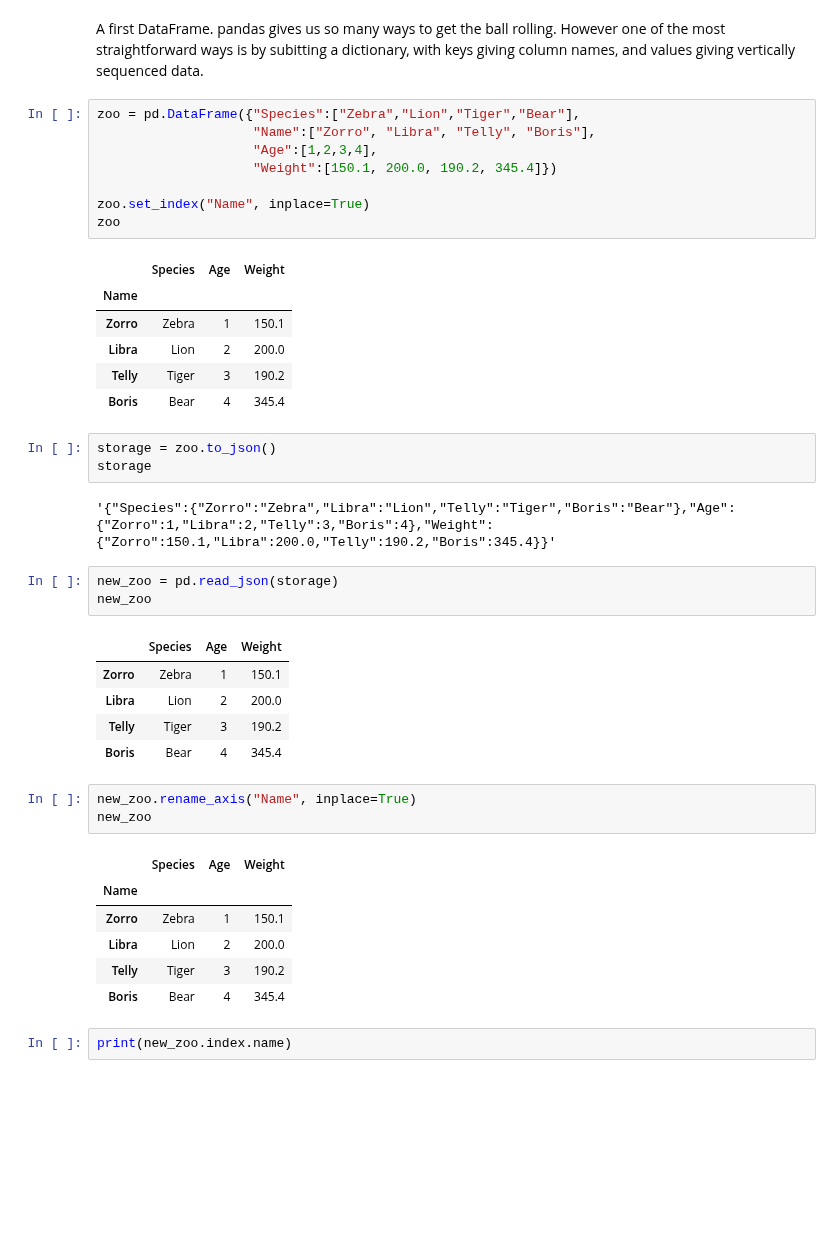
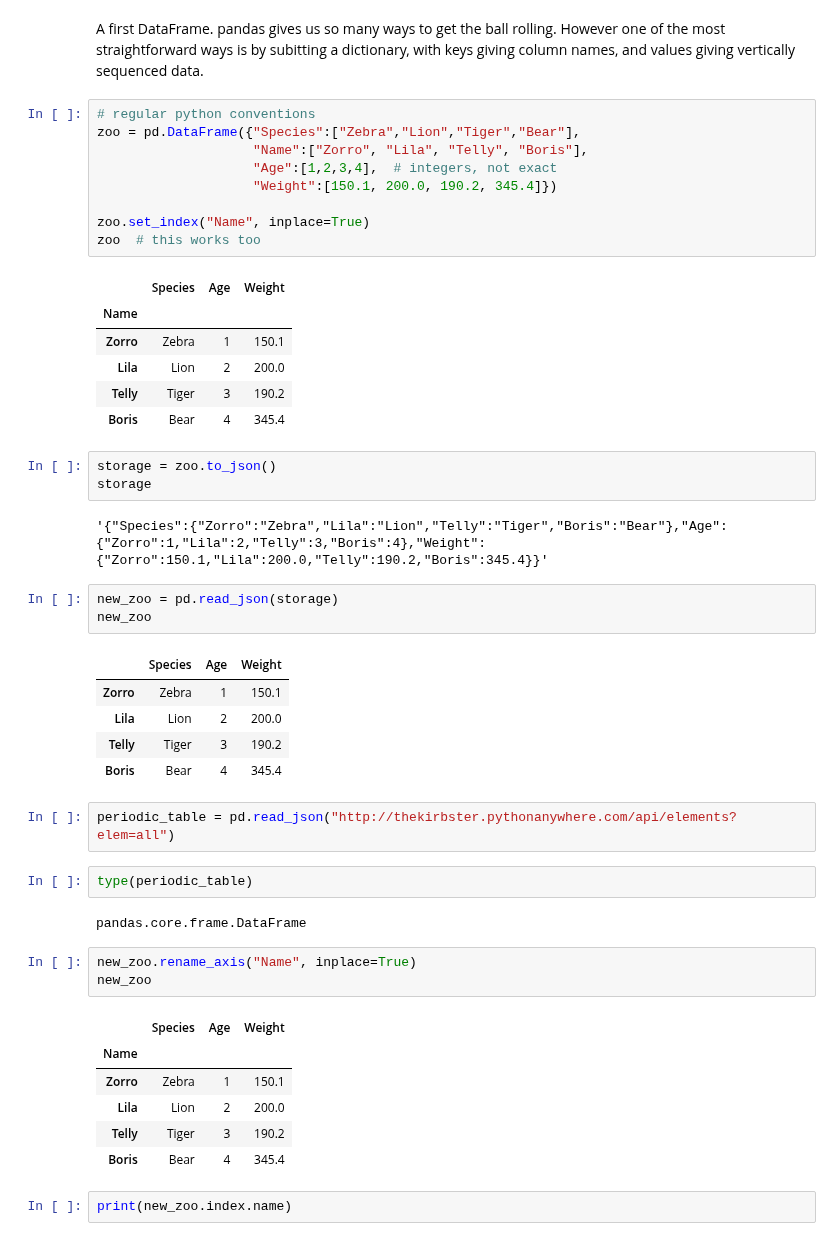
Before and after one commit to 4dsolutions/Curriculum_Development, a Jupyter notebook: IntroDS002.ipynb, the cells around one changed output. Drawn from its saved outputs; the diff is of its cells as text; blank space fills up the shorter version.

```diff
--- a/IntroDS002.ipynb
+++ b/IntroDS002.ipynb
@@ -254,34 +254,41 @@ pd.__version__
 # %% [markdown]
 A first DataFrame.  pandas gives us so many ways to get the ball rolling.  However one of the most straightforward ways is by subitting a dictionary, with keys giving column names, and values giving vertically sequenced data.
 # %%
+# regular python conventions
 zoo = pd.DataFrame({"Species":["Zebra","Lion","Tiger","Bear"],
-                    "Name":["Zorro", "Libra", "Telly", "Boris"],
-                    "Age":[1,2,3,4],
+                    "Name":["Zorro", "Lila", "Telly", "Boris"],
+                    "Age":[1,2,3,4],  # integers, not exact
                     "Weight":[150.1, 200.0, 190.2, 345.4]})
 
 zoo.set_index("Name", inplace=True)
-zoo
+zoo  # this works too
 # %% [output]
 |  | Species | Age | Weight |
 | Name |  |  |  |
 | Zorro | Zebra | 1 | 150.1 |
-| Libra | Lion | 2 | 200.0 |
+| Lila | Lion | 2 | 200.0 |
 | Telly | Tiger | 3 | 190.2 |
 | Boris | Bear | 4 | 345.4 |
 # %%
 storage = zoo.to_json()
 storage
 # %% [output]
-'{"Species":{"Zorro":"Zebra","Libra":"Lion","Telly":"Tiger","Boris":"Bear"},"Age":{"Zorro":1,"Libra":2,"Telly":3,"Boris":4},"Weight":{"Zorro":150.1,"Libra":200.0,"Telly":190.2,"Boris":345.4}}'
+'{"Species":{"Zorro":"Zebra","Lila":"Lion","Telly":"Tiger","Boris":"Bear"},"Age":{"Zorro":1,"Lila":2,"Telly":3,"Boris":4},"Weight":{"Zorro":150.1,"Lila":200.0,"Telly":190.2,"Boris":345.4}}'
 # %%
 new_zoo = pd.read_json(storage)
 new_zoo
 # %% [output]
 |  | Species | Age | Weight |
 | Zorro | Zebra | 1 | 150.1 |
-| Libra | Lion | 2 | 200.0 |
+| Lila | Lion | 2 | 200.0 |
 | Telly | Tiger | 3 | 190.2 |
 | Boris | Bear | 4 | 345.4 |
+# %%
+periodic_table = pd.read_json("http://thekirbster.pythonanywhere.com/api/elements?elem=all")
+# %%
+type(periodic_table)
+# %% [output]
+pandas.core.frame.DataFrame
 # %%
 new_zoo.rename_axis("Name", inplace=True)
 new_zoo
@@ -289,7 +296,7 @@ new_zoo
 |  | Species | Age | Weight |
 | Name |  |  |  |
 | Zorro | Zebra | 1 | 150.1 |
-| Libra | Lion | 2 | 200.0 |
+| Lila | Lion | 2 | 200.0 |
 | Telly | Tiger | 3 | 190.2 |
 | Boris | Bear | 4 | 345.4 |
 # %%
```
Also changed, not shown: parts of 20 cells of this notebook, 4 other files.
